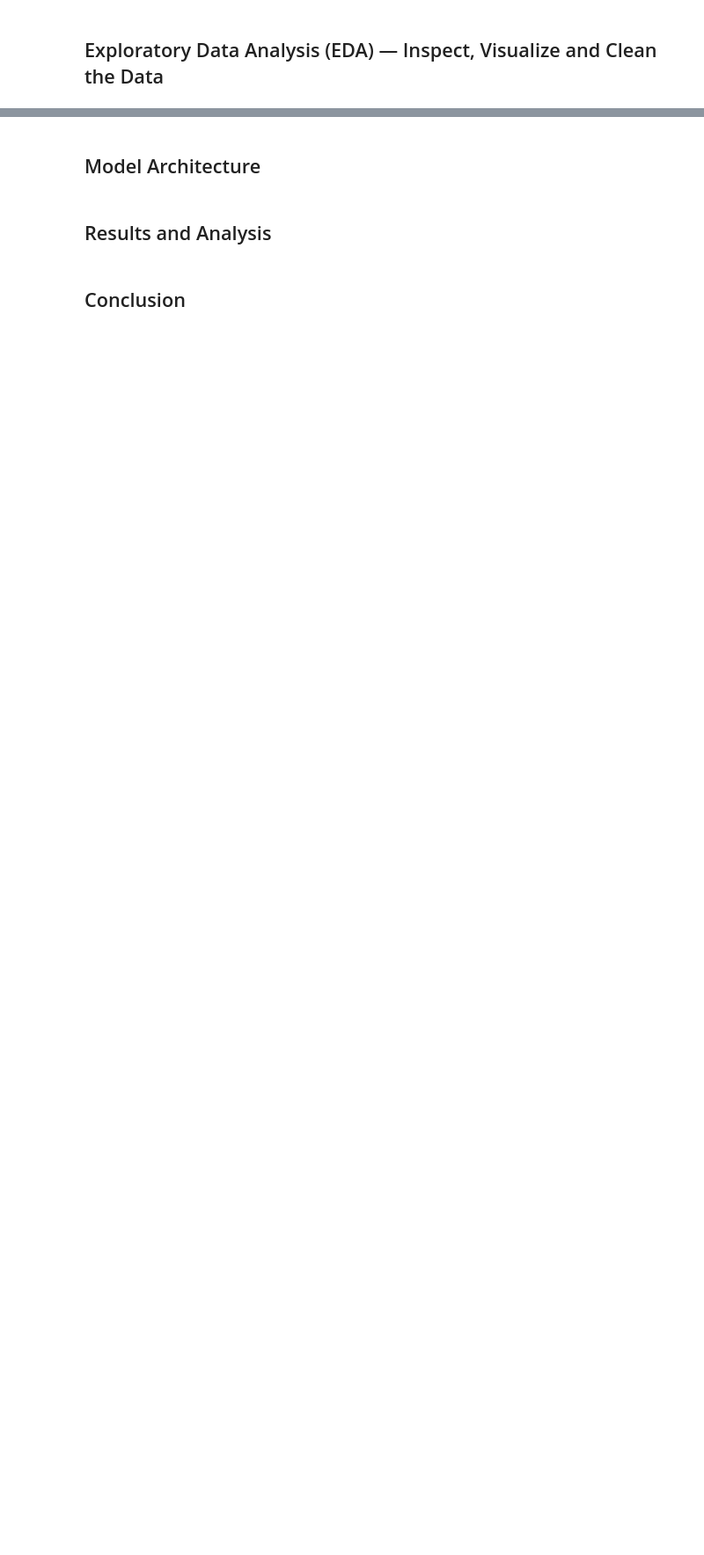
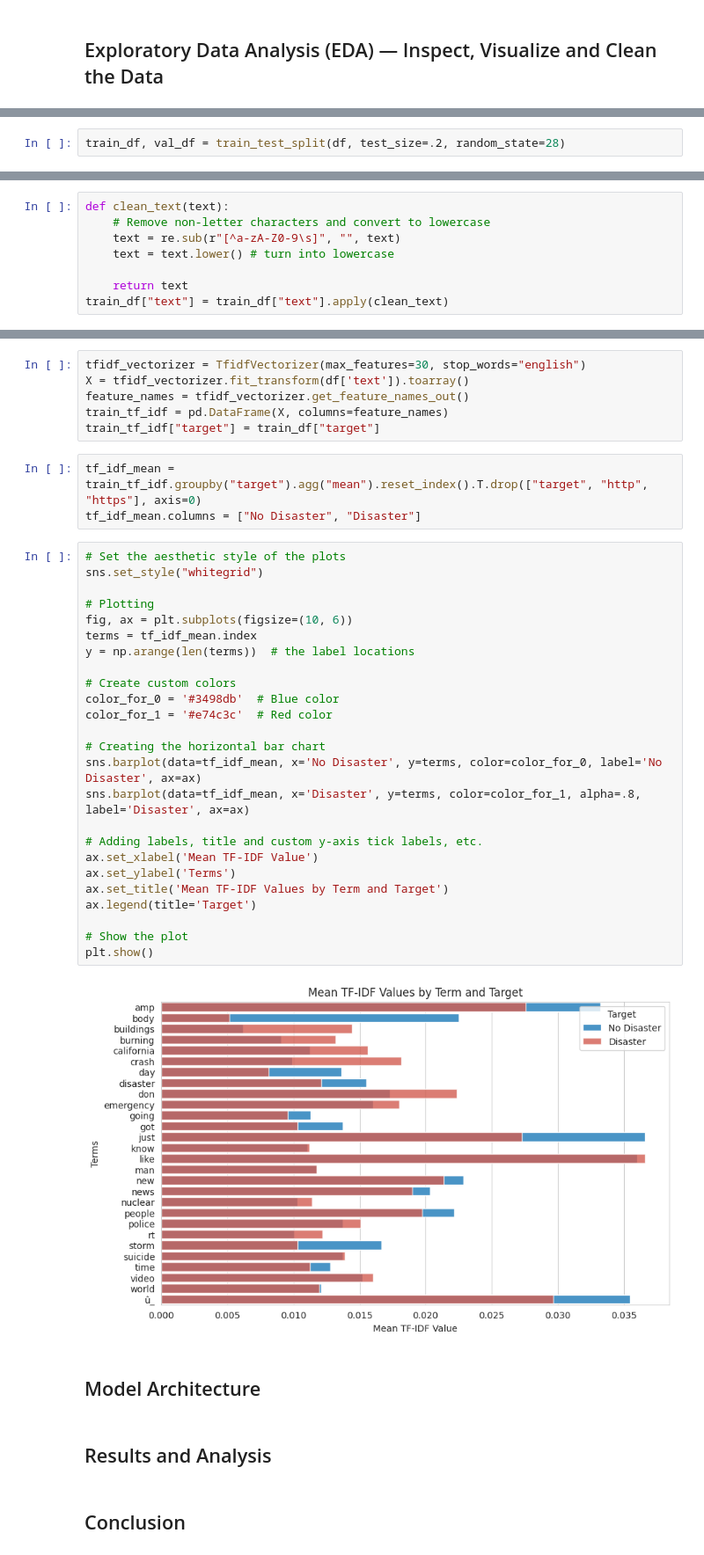
Before and after one commit to luisdi28ms/deep_learning, a Jupyter notebook: rnn/rnn_msds.ipynb, the cells around one changed output, grey strips where cells are left out. Shown: that part at 88% size. Cells and saved outputs as stored; diff of their text form; blank space fills up the shorter version.

Commit message:
chart bug fixed

```diff
--- a/rnn/rnn_msds.ipynb
+++ b/rnn/rnn_msds.ipynb
@@ -41,0 +62,2 @@ Name: count, dtype: int64
+# %%
+train_df, val_df = train_test_split(df, test_size=.2, random_state=28)
@@ -41,0 +73,8 @@ Name: count, dtype: int64
+# %%
+def clean_text(text):
+    # Remove non-letter characters and convert to lowercase
+    text = re.sub(r"[^a-zA-Z0-9\s]", "", text)
+    text = text.lower() # turn into lowercase
+
+    return text
+train_df["text"] = train_df["text"].apply(clean_text)
@@ -42,3 +91,39 @@ Name: count, dtype: int64
+# %%
+tfidf_vectorizer = TfidfVectorizer(max_features=30, stop_words="english")
+X = tfidf_vectorizer.fit_transform(df['text']).toarray()
+feature_names = tfidf_vectorizer.get_feature_names_out()
+train_tf_idf = pd.DataFrame(X, columns=feature_names)
+train_tf_idf["target"] = train_df["target"]
+# %%
+tf_idf_mean = train_tf_idf.groupby("target").agg("mean").reset_index().T.drop(["target", "http", "https"], axis=0)
+tf_idf_mean.columns = ["No Disaster", "Disaster"]
+# %%
+# Set the aesthetic style of the plots
+sns.set_style("whitegrid")
+
+# Plotting
+fig, ax = plt.subplots(figsize=(10, 6))
+terms = tf_idf_mean.index
+y = np.arange(len(terms))  # the label locations
+
+# Create custom colors
+color_for_0 = '#3498db'  # Blue color
+color_for_1 = '#e74c3c'  # Red color
+
+# Creating the horizontal bar chart
+sns.barplot(data=tf_idf_mean, x='No Disaster', y=terms, color=color_for_0, label='No Disaster', ax=ax)
+sns.barplot(data=tf_idf_mean, x='Disaster', y=terms, color=color_for_1, alpha=.8, label='Disaster', ax=ax)
+
+# Adding labels, title and custom y-axis tick labels, etc.
+ax.set_xlabel('Mean TF-IDF Value')
+ax.set_ylabel('Terms')
+ax.set_title('Mean TF-IDF Values by Term and Target')
+ax.legend(title='Target')
+
+# Show the plot
+plt.show()
+# %% [output]
+[figure, added]
 # %% [markdown]
 ## Model Architecture
 # %% [markdown]
```
Also changed, not shown: parts of 11 cells of this notebook.
